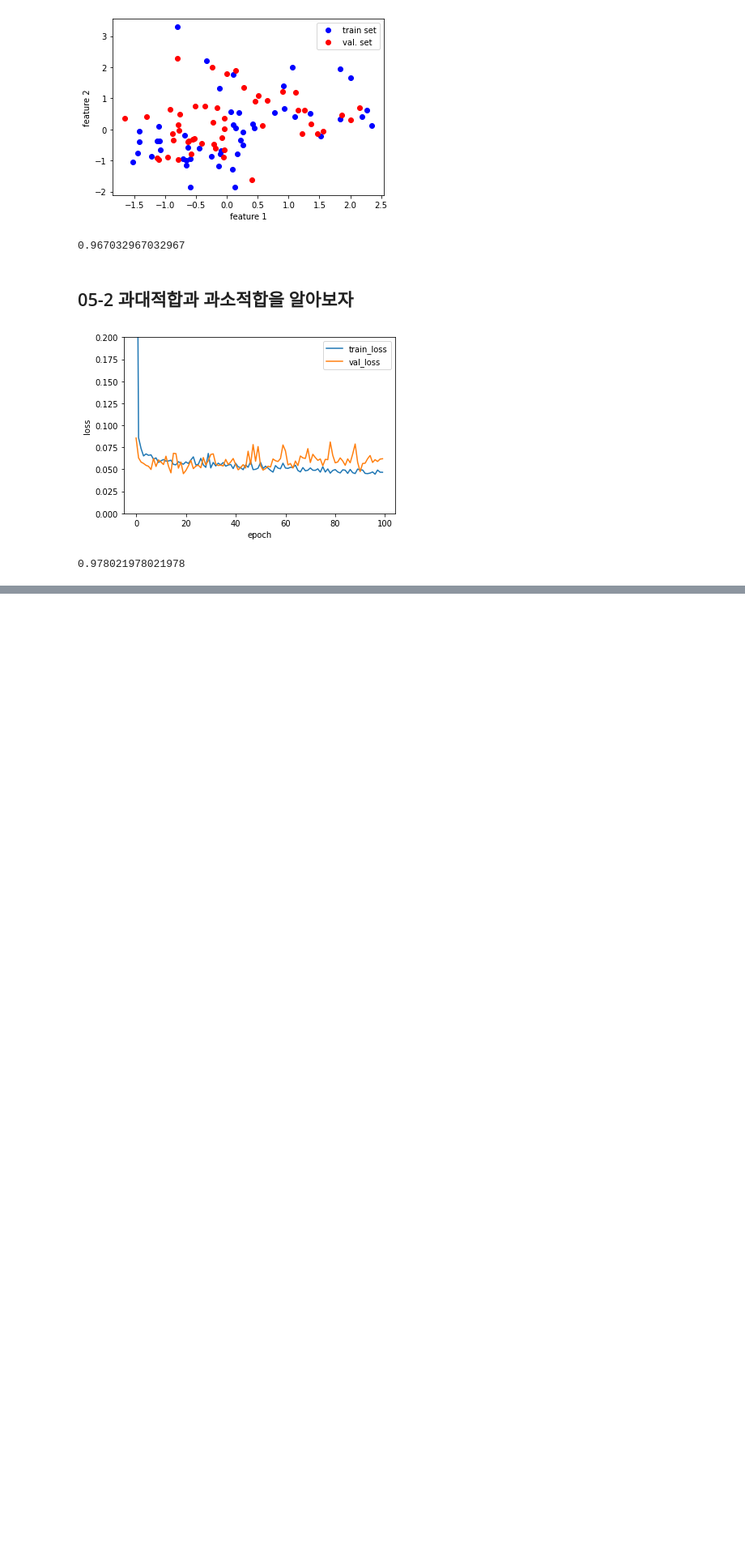
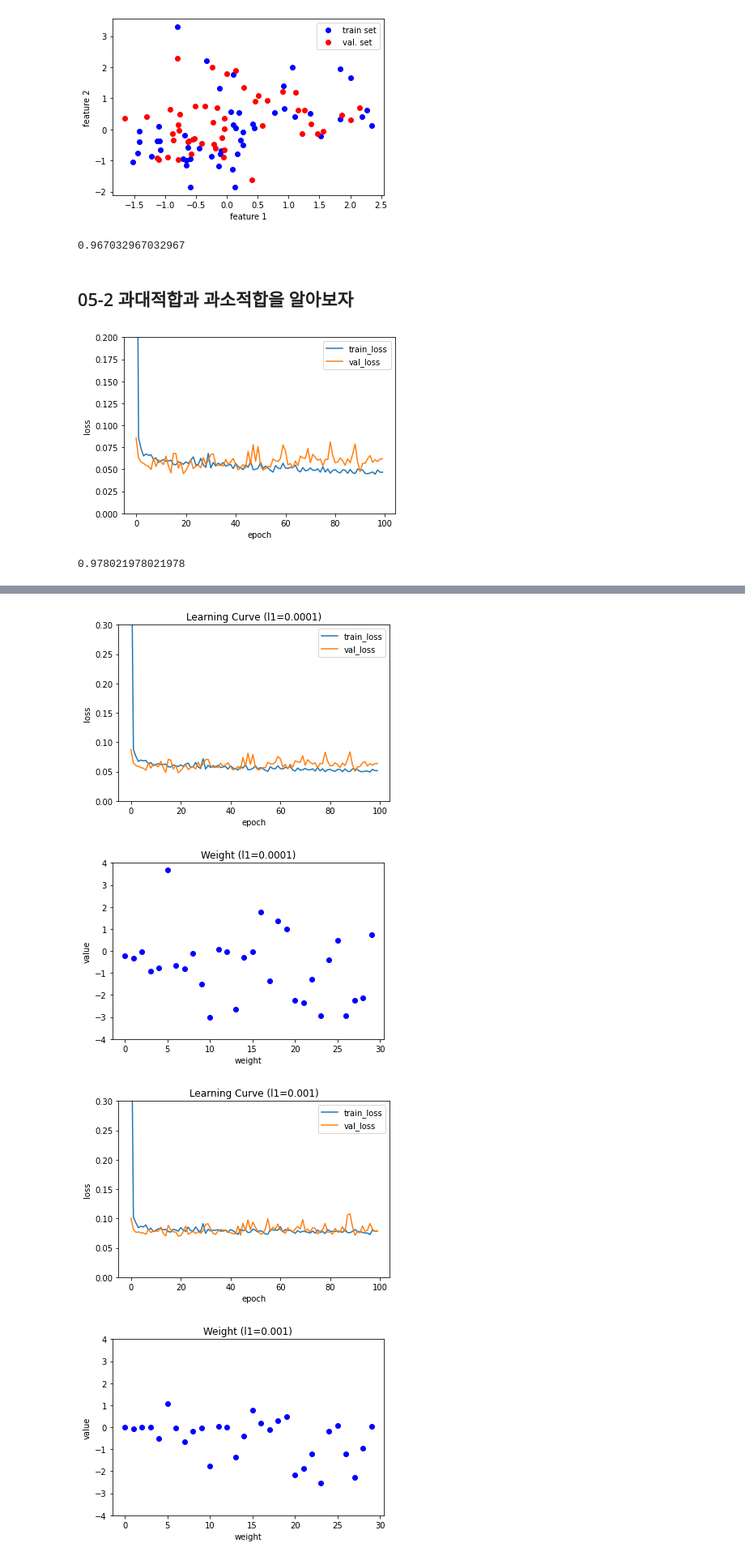
Before and after one commit to kxxxda/DoItDeepLearning, a Jupyter notebook: ch05.ipynb, the cells around one changed output, grey strips where cells are left out. Shown at 81% size. Saved outputs shown, nothing was run; the diff lists cells and outputs as text; code cells hidden in the pictures; blank space fills up the shorter version.

```diff
--- a/ch05.ipynb
+++ b/ch05.ipynb
@@ -290,0 +293,34 @@ layer4.score(x_val_scaled, y_val)
+# %%
+# l1 규제의 강도에 따라 모델의 학습 곡선과 가중치가 어떻게 바뀌는지 확인해 보자
+
+l1_list = [0.0001, 0.001, 0.01]
+
+for l1 in l1_list:
+    lyr = SingleLayer(l1 = l1)
+    lyr.fit(x_train_scaled, y_train, x_val = x_val_scaled, y_val = y_val)
+
+    plt.plot(lyr.losses)
+    plt.plot(lyr.val_losses)
+    plt.title('Learning Curve (l1={})'.format(l1))
+    plt.ylabel('loss')
+    plt.xlabel('epoch')
+    plt.legend(['train_loss', 'val_loss'])
+    plt.ylim(0, 0.3)
+    plt.show()
+
+    plt.plot(lyr.w, 'bo')
+    plt.title('Weight (l1={})'.format(l1))
+    plt.ylabel('value')
+    plt.xlabel('weight')
+    plt.ylim(-4, 4)
+    plt.show()
+
+    # 규제가 커질수록 훈련 세트의 손실과 검증 세트의 손실이 모두 높아진다.
+    # 즉, 과소적합이 나타난다.
+    # 규제 강도가 커질수록 가중치가 0에 가까워 진다.
+    # 그래프를 보면 적절한 l1값은 0.001 정도이다. 이때의 모델 성능을 확인해 보자.
+# %% [output]
+[figure, added]
+[figure, added]
+[figure, added]
+[figure, added]
```
Also changed, not shown: parts of 7 cells of this notebook.
